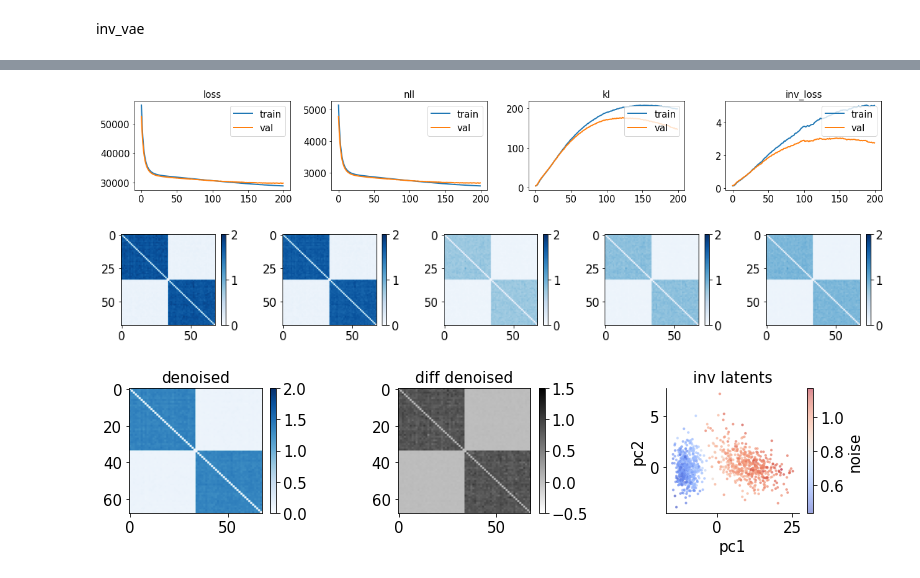
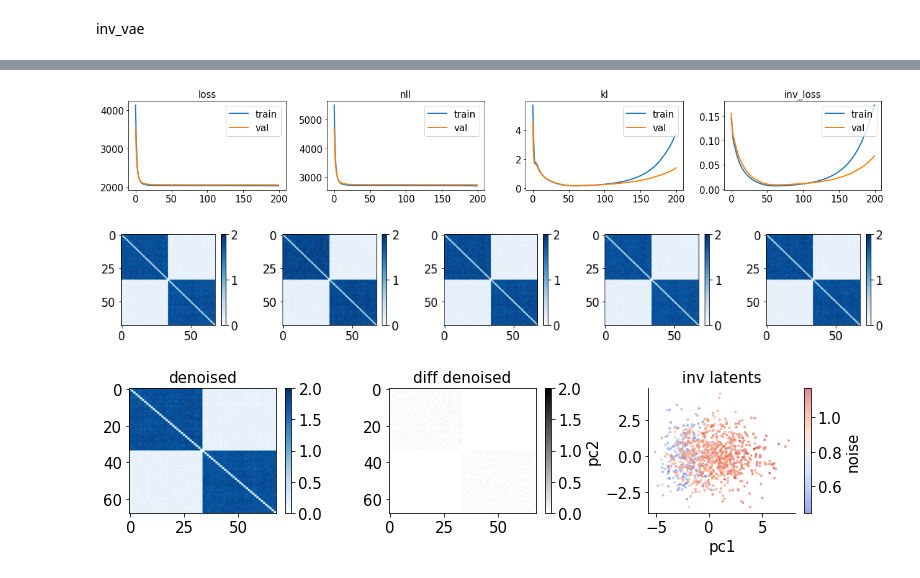
Before and after one commit to yzhang511/inv-vae, a Jupyter notebook: simulation.ipynb, the cells around one changed output, grey strips where cells are left out. Cells and saved outputs as stored; diff of their text form; code cells hidden in the pictures.

```diff
--- a/simulation.ipynb
+++ b/simulation.ipynb
@@ -46,7 +46,7 @@ n_nets = 1000
 n_nodes = 68
 p_in = .25
 p_out = .01
-n_noisy_nets = int(n_nets*.5)
+n_noisy_nets = int(n_nets*.2)
 noise_level = .6
 noise_sd = .05
 # %%
@@ -115,8 +115,8 @@ prepare torch datasets for training
 
 config = Namespace(n_nodes=68, latent_dim=68, hidden_dim=1024, nuisance_dim=0,
     n_enc_layers=1, n_dec_layers=5, n_neighbors=32, drop_out=0.,
-    alpha = 1, beta = .1, gamma = 1, add_reg = False, y_dim = 0,
-    batch_size=32, n_epochs=200, lr=2e-6, device=DEVICE)
+    beta = .1, add_reg = False, y_dim = 0,
+    batch_size=32, n_epochs=200, lr=3e-6, device=DEVICE)
 # %%
 ids = list(range(n_nets))
 random.shuffle(ids)
@@ -257,7 +256,7 @@ inv_vae
 
 config = Namespace(n_nodes=68, latent_dim=68, hidden_dim=1024, nuisance_dim=1,
     n_enc_layers=1, n_dec_layers=5, n_neighbors=32, drop_out=0.,
-    alpha = 11., beta = 1., gamma = 10., add_reg = False, y_dim = 0,
-    batch_size=32, n_epochs=200, lr=2e-6, device=DEVICE)
+    beta = 1., gamma = .5, add_reg = False, y_dim = 0,
+    batch_size=32, n_epochs=200, lr=3e-6, device=DEVICE)
 # %%
 inv_model = INV_VAE(config).to(config.device)
@@ -317,7 +317,7 @@ axes[3].legend(loc=1)
 plt.tight_layout()
 plt.show()
 # %% [output]
-[figure, old version]
+[figure, new version]
 # %%
 # torch.save(inv_model.state_dict(), './pretrained/sim_inv_vae_pretrained.mod')
 # inv_model.load_state_dict(torch.load('./pretrained/sim_inv_vae_pretrained.mod'))
@@ -336,7 +336,7 @@ for i, x in enumerate(x_denoised[np.random.choice(ids, 5, replace=False)]):
 plt.tight_layout()
 plt.show()
 # %% [output]
-[figure, old version]
+[figure, new version]
 # %%
 big_noise_denoised = x_denoised[np.arange(n_noisy_nets)]
 small_noise_denoised = x_denoised[np.arange(n_noisy_nets, n_nets)]
@@ -348,23 +348,23 @@ inv_vae_df = pd.DataFrame({"pc1": inv_vae_Xt[:,0], "pc2": inv_vae_Xt[:,1], "nois
 # %%
 fig, axes = plt.subplots(1, 3, figsize=(11, 3))
 
 p1 = axes[0].imshow(x_denoised.mean(0), aspect='auto', cmap='Blues', vmin=0, vmax=2)
 axes[0].set_title('denoised')
 cbar = plt.colorbar(p1, ax=axes[0])
 
-p2 = axes[1].imshow(diff_noise_denoised, aspect='auto', cmap='binary', vmin=-0.5, vmax=1.5)
+p2 = axes[1].imshow(diff_noise_denoised, aspect='auto', cmap='binary', vmin=0, vmax=2)
 axes[1].set_title('diff denoised')
 cbar = plt.colorbar(p2, ax=axes[1])
 
 p3 = axes[2].scatter(x="pc1", y="pc2", c="noise", cmap='coolwarm', data=inv_vae_df, s=3, alpha=0.5)
 axes[2].set_xlabel('pc1')
 axes[2].set_ylabel('pc2')
 axes[2].set_title('inv latents')
 axes[2].spines['top'].set_visible(False)
 axes[2].spines['right'].set_visible(False)
 cbar = plt.colorbar(p3, ax=axes[2], label="noise")
 
 plt.tight_layout()
 plt.show()
 # %% [output]
-[figure, old version]
+[figure, new version]
```
Also changed, not shown: parts of 10 cells of this notebook, 5 other files.
